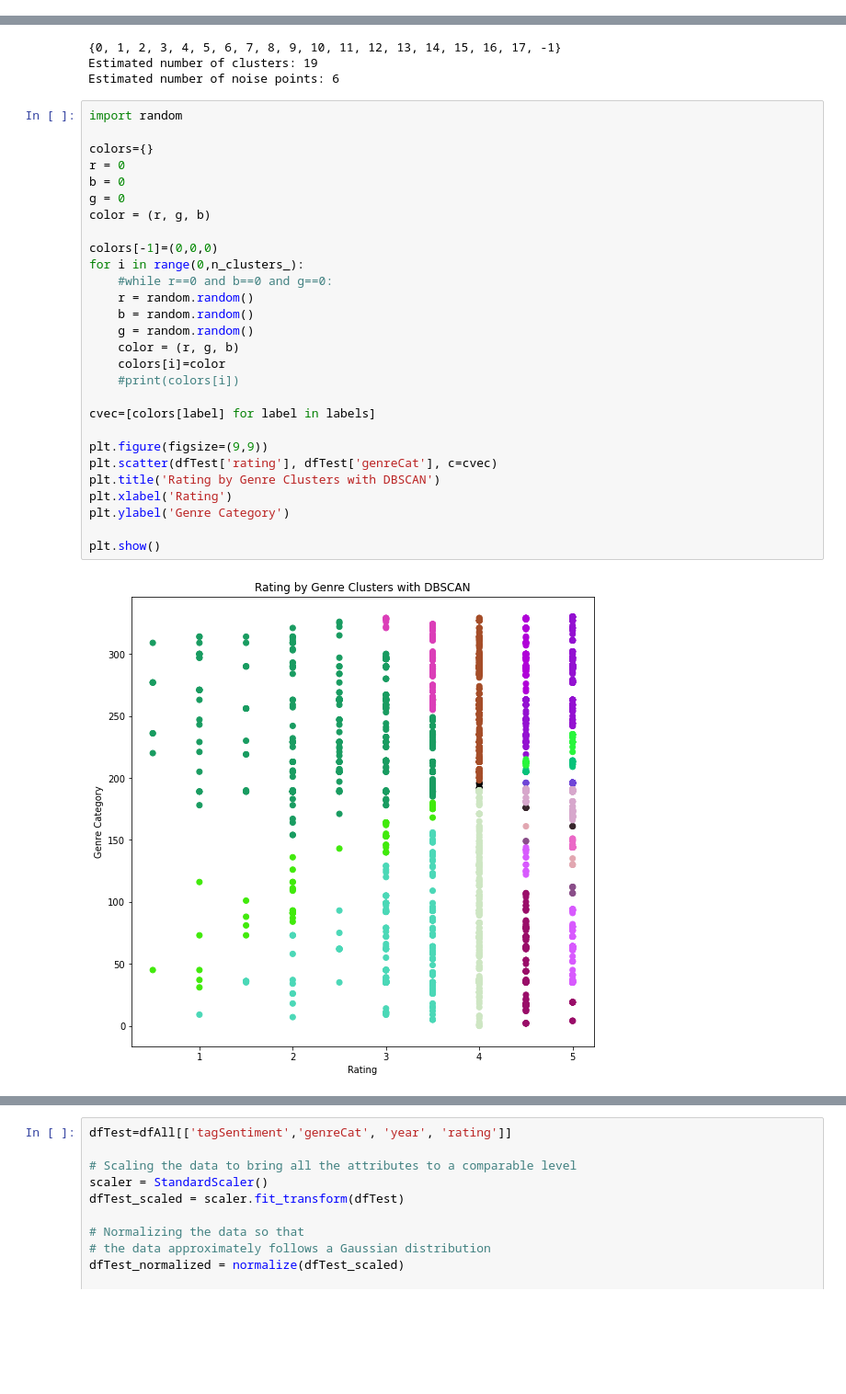
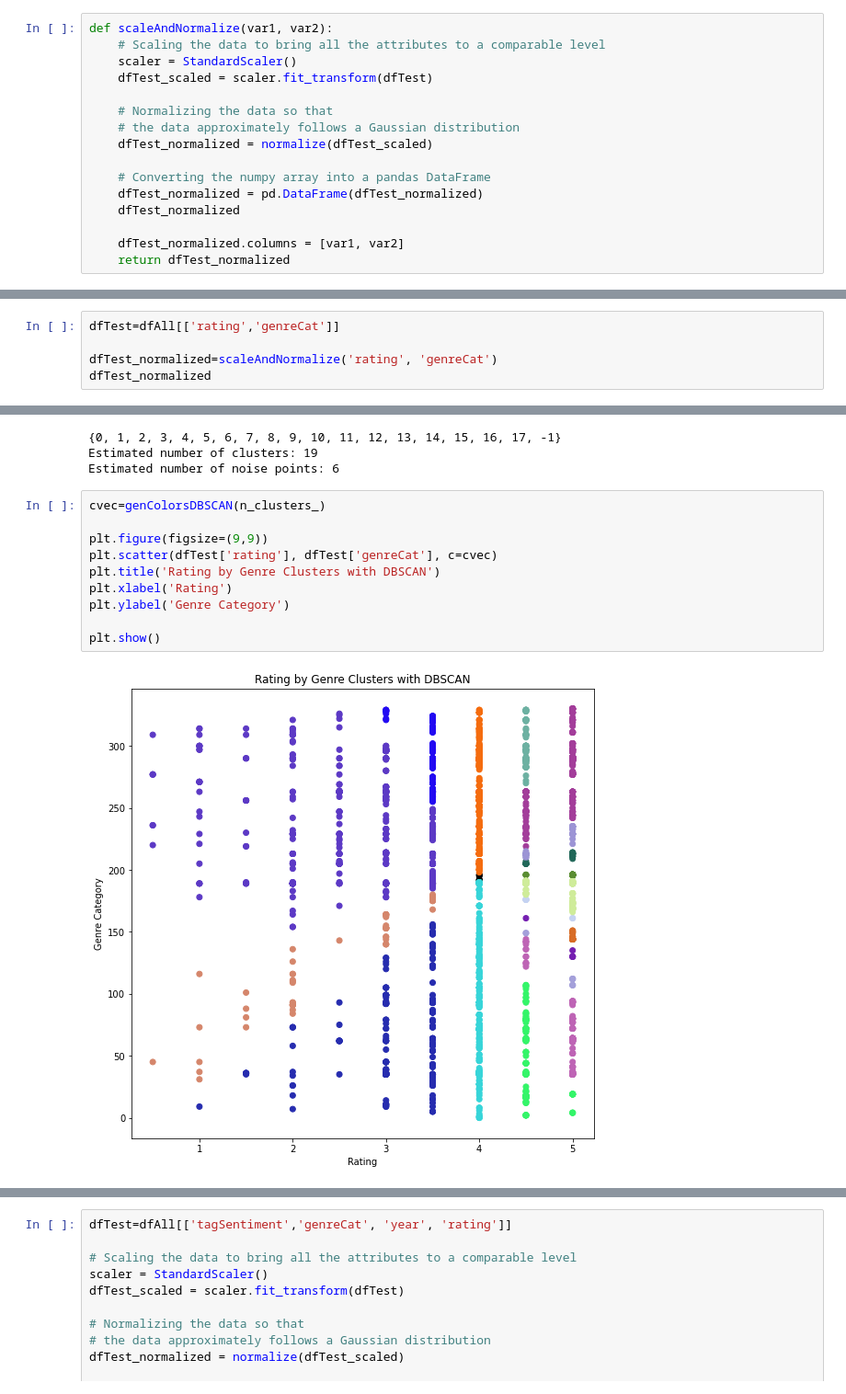
Before and after one commit to anissakhan/731-Project-3-Khan, a Jupyter notebook: Notebooks/731-Project3.ipynb, the cells around one changed output, grey strips where cells are left out. Shown: that part at 92% size. Cells and saved outputs as stored; diff of their text form; blank space fills up the shorter version.

```diff
--- a/Notebooks/731-Project3.ipynb
+++ b/Notebooks/731-Project3.ipynb
@@ -384 +439,17 @@ dfAll
+# %%
+def scaleAndNormalize(var1, var2):
+    # Scaling the data to bring all the attributes to a comparable level
+    scaler = StandardScaler()
+    dfTest_scaled = scaler.fit_transform(dfTest)
+
+    # Normalizing the data so that
+    # the data approximately follows a Gaussian distribution
+    dfTest_normalized = normalize(dfTest_scaled)
+
+    # Converting the numpy array into a pandas DataFrame
+    dfTest_normalized = pd.DataFrame(dfTest_normalized)
+    dfTest_normalized
+
+    dfTest_normalized.columns = [var1, var2]
+    return dfTest_normalized
 # %% [markdown]
@@ -534,0 +556,5 @@ dfTest_normalized
+# %%
+dfTest=dfAll[['rating','genreCat']]
+
+dfTest_normalized=scaleAndNormalize('rating', 'genreCat')
+dfTest_normalized
@@ -550,32 +590,14 @@ print('Estimated number of noise points: %d' % n_noise_)
 Estimated number of clusters: 19
 Estimated number of noise points: 6
 # %%
-import random
-
-colors={}
-r = 0
-b = 0
-g = 0
-color = (r, g, b)
-
-colors[-1]=(0,0,0)
-for i in range(0,n_clusters_):
-    #while r==0 and b==0 and g==0:
-    r = random.random()
-    b = random.random()
-    g = random.random()
-    color = (r, g, b)
-    colors[i]=color
-    #print(colors[i])
-
-cvec=[colors[label] for label in labels]
+cvec=genColorsDBSCAN(n_clusters_)
 
 plt.figure(figsize=(9,9))
 plt.scatter(dfTest['rating'], dfTest['genreCat'], c=cvec)
 plt.title('Rating by Genre Clusters with DBSCAN')
 plt.xlabel('Rating')
 plt.ylabel('Genre Category')
 
 plt.show()
 # %% [output]
-[figure, old version]
+[figure, new version]
```
Also changed, not shown: parts of 51 cells of this notebook, 4 other files.
